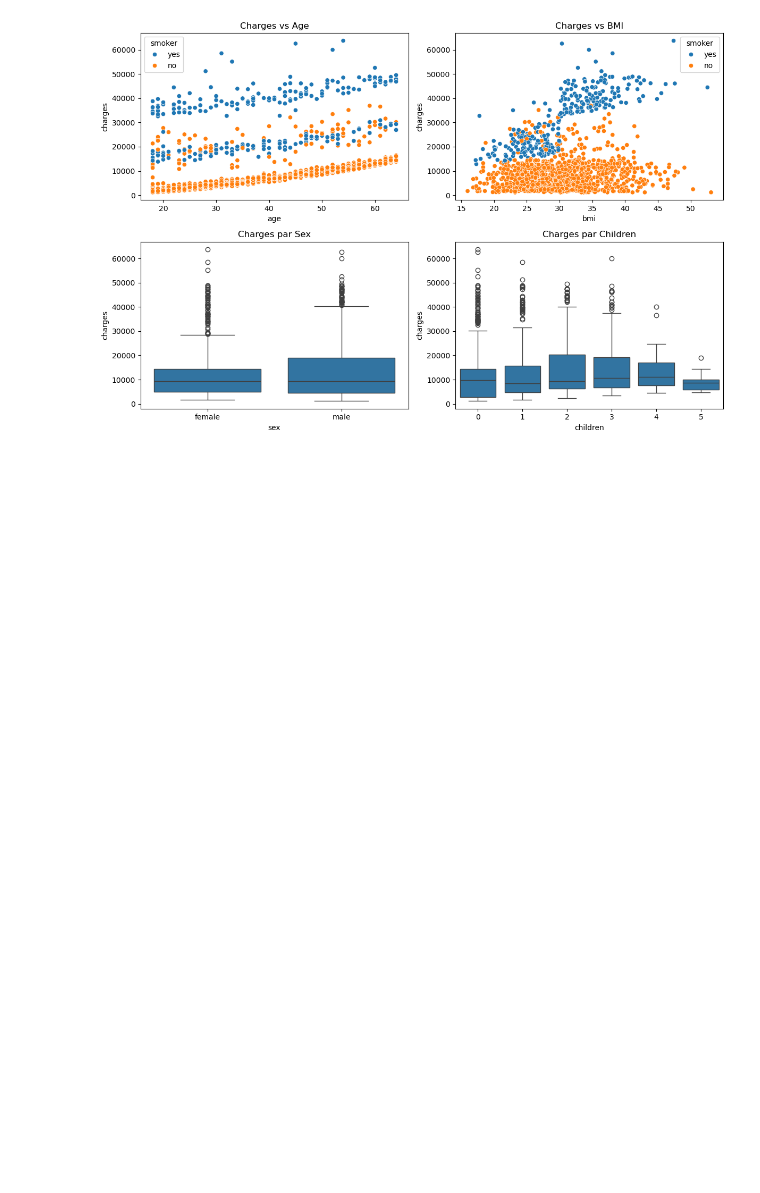
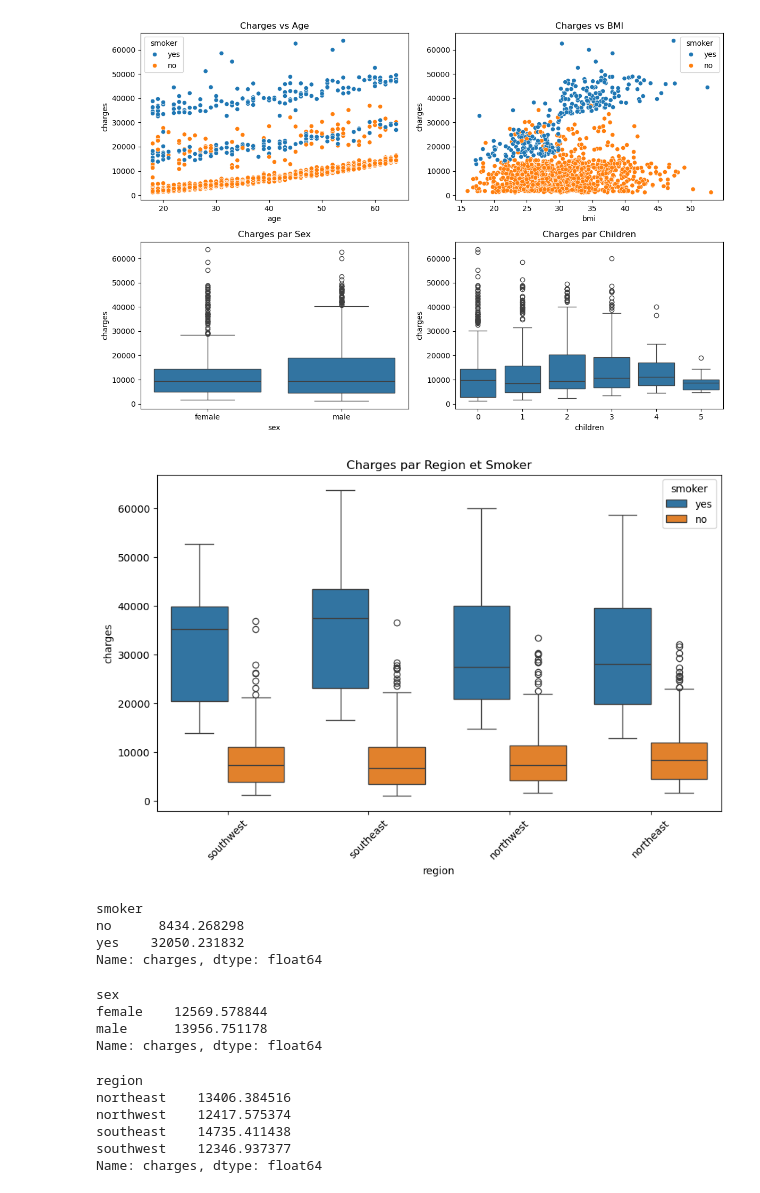
Before and after one commit to azddineharchaoui/predicteur, a Jupyter notebook: data_analysis.ipynb, the cells around one changed output. Cells and saved outputs as stored; diff of their text form; code cells hidden in the pictures; blank space fills up the shorter version.

```diff
--- a/data_analysis.ipynb
+++ b/data_analysis.ipynb
@@ -176,3 +262,34 @@ plt.tight_layout()
 plt.show()
 # %% [output]
 [figure]
+# %%
+plt.figure(figsize=(10, 6))
+sns.boxplot(x='region', y='charges', data=df, hue='smoker')
+plt.title('Charges par Region et Smoker')
+plt.xticks(rotation=45)
+plt.show()
+# %% [output]
+[figure, added]
+# %%
+print(df.groupby('smoker')['charges'].mean())
+# %% [output]
+smoker
+no      8434.268298
+yes    32050.231832
+Name: charges, dtype: float64
+# %%
+print(df.groupby('sex')['charges'].mean())
+# %% [output]
+sex
+female    12569.578844
+male      13956.751178
+Name: charges, dtype: float64
+# %%
+print(df.groupby('region')['charges'].mean())
+# %% [output]
+region
+northeast    13406.384516
+northwest    12417.575374
+southeast    14735.411438
+southwest    12346.937377
+Name: charges, dtype: float64
```
Also changed, not shown: parts of 17 cells of this notebook.
